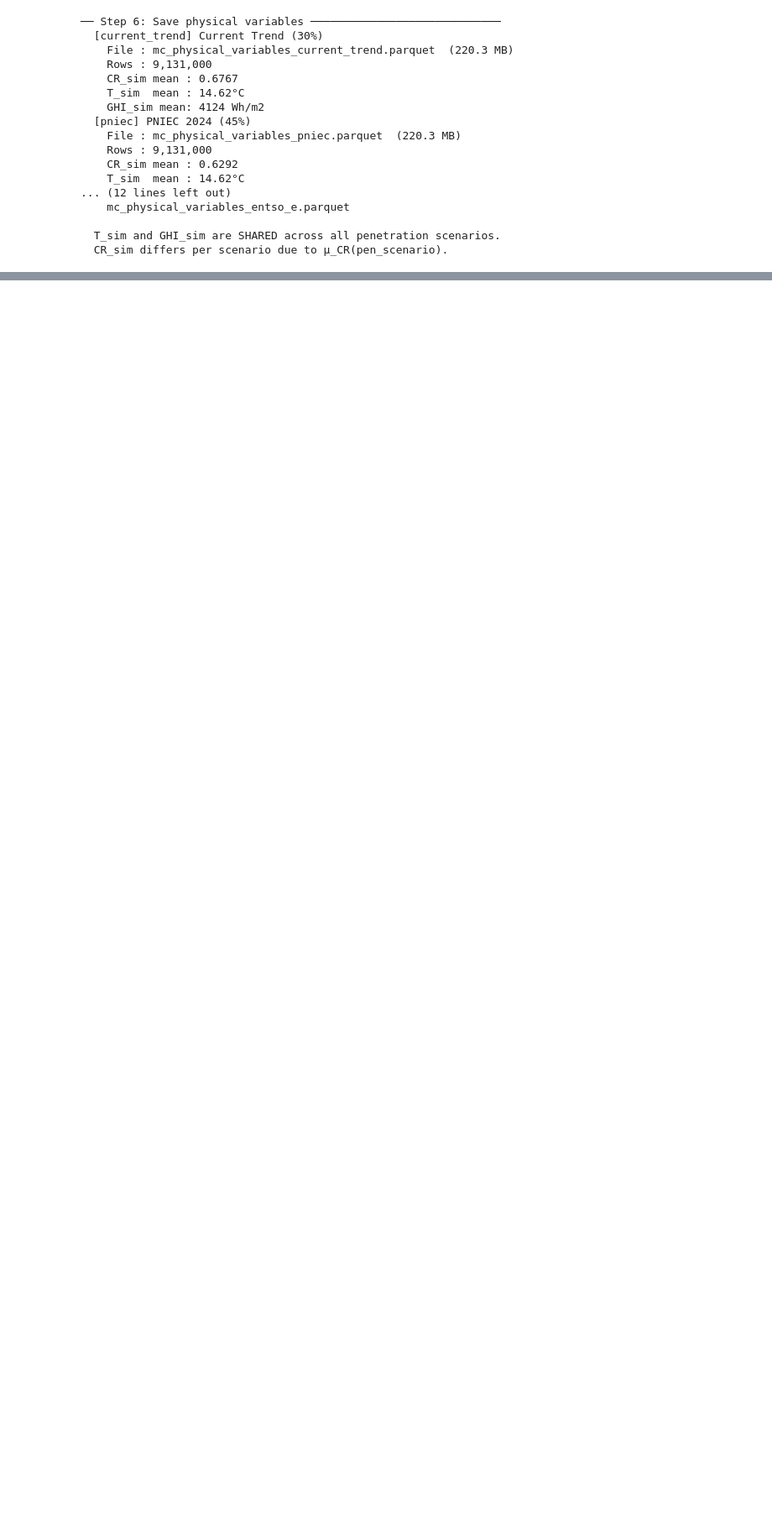
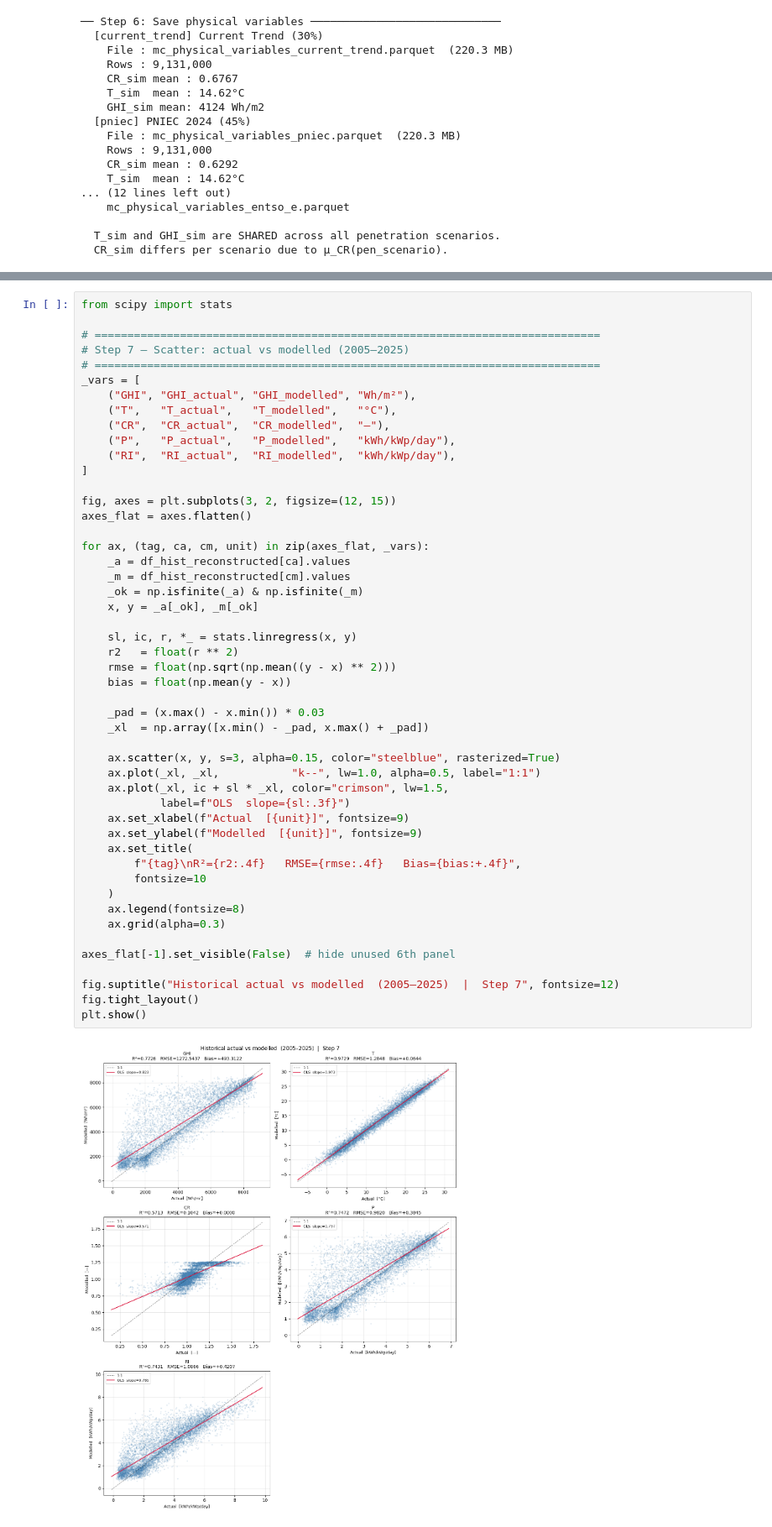
Before and after one commit to lucasmonero/Greenfin_Thesis, a Jupyter notebook: Code/Simulation/Variables reconstruction - multi-scenario.ipynb, the cells around one changed output, grey strips where cells are left out. Shown at 84% size. Cells and saved outputs as stored; diff of their text form; blank space fills up the shorter version.

```diff
--- a/Code/Simulation/Variables reconstruction - multi-scenario.ipynb
+++ b/Code/Simulation/Variables reconstruction - multi-scenario.ipynb
@@ -725,0 +831,51 @@ print(f"  CR_sim differs per scenario due to μ_CR(pen_scenario).")
+# %%
+from scipy import stats
+
+# =============================================================================
+# Step 7 — Scatter: actual vs modelled (2005–2025)
+# =============================================================================
+_vars = [
+    ("GHI", "GHI_actual", "GHI_modelled", "Wh/m²"),
+    ("T",   "T_actual",   "T_modelled",   "°C"),
+    ("CR",  "CR_actual",  "CR_modelled",  "—"),
+    ("P",   "P_actual",   "P_modelled",   "kWh/kWp/day"),
+    ("RI",  "RI_actual",  "RI_modelled",  "kWh/kWp/day"),
+]
+
+fig, axes = plt.subplots(3, 2, figsize=(12, 15))
+axes_flat = axes.flatten()
+
+for ax, (tag, ca, cm, unit) in zip(axes_flat, _vars):
+    _a = df_hist_reconstructed[ca].values
+    _m = df_hist_reconstructed[cm].values
+    _ok = np.isfinite(_a) & np.isfinite(_m)
+    x, y = _a[_ok], _m[_ok]
+
+    sl, ic, r, *_ = stats.linregress(x, y)
+    r2   = float(r ** 2)
+    rmse = float(np.sqrt(np.mean((y - x) ** 2)))
+    bias = float(np.mean(y - x))
+
+    _pad = (x.max() - x.min()) * 0.03
+    _xl  = np.array([x.min() - _pad, x.max() + _pad])
+
+    ax.scatter(x, y, s=3, alpha=0.15, color="steelblue", rasterized=True)
+    ax.plot(_xl, _xl,           "k--", lw=1.0, alpha=0.5, label="1:1")
+    ax.plot(_xl, ic + sl * _xl, color="crimson", lw=1.5,
+            label=f"OLS  slope={sl:.3f}")
+    ax.set_xlabel(f"Actual  [{unit}]", fontsize=9)
+    ax.set_ylabel(f"Modelled  [{unit}]", fontsize=9)
+    ax.set_title(
+        f"{tag}\nR²={r2:.4f}   RMSE={rmse:.4f}   Bias={bias:+.4f}",
+        fontsize=10
+    )
+    ax.legend(fontsize=8)
+    ax.grid(alpha=0.3)
+
+axes_flat[-1].set_visible(False)  # hide unused 6th panel
+
+fig.suptitle("Historical actual vs modelled  (2005–2025)  |  Step 7", fontsize=12)
+fig.tight_layout()
+plt.show()
+# %% [output]
+[figure, added]
```
Also changed, not shown: parts of 4 cells of this notebook, 3 other files.
